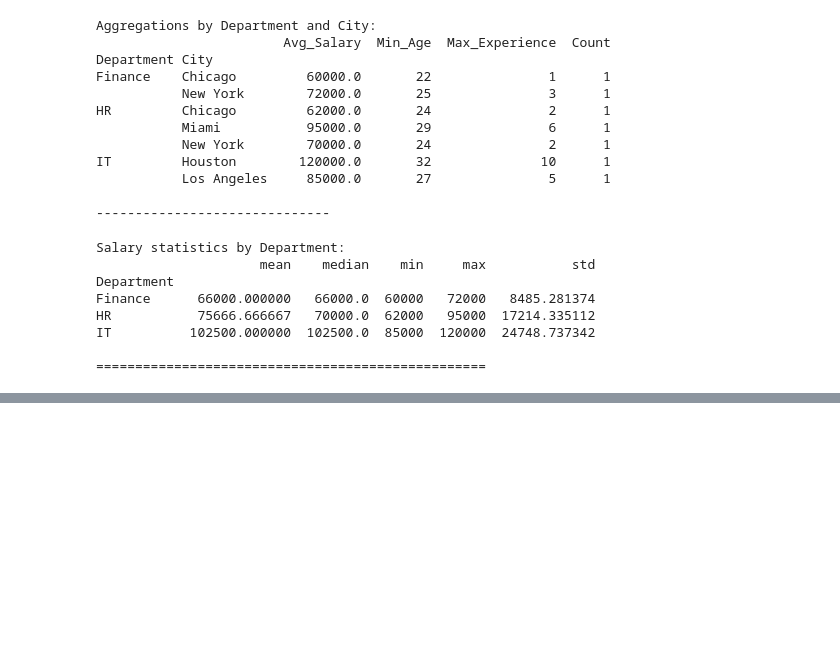
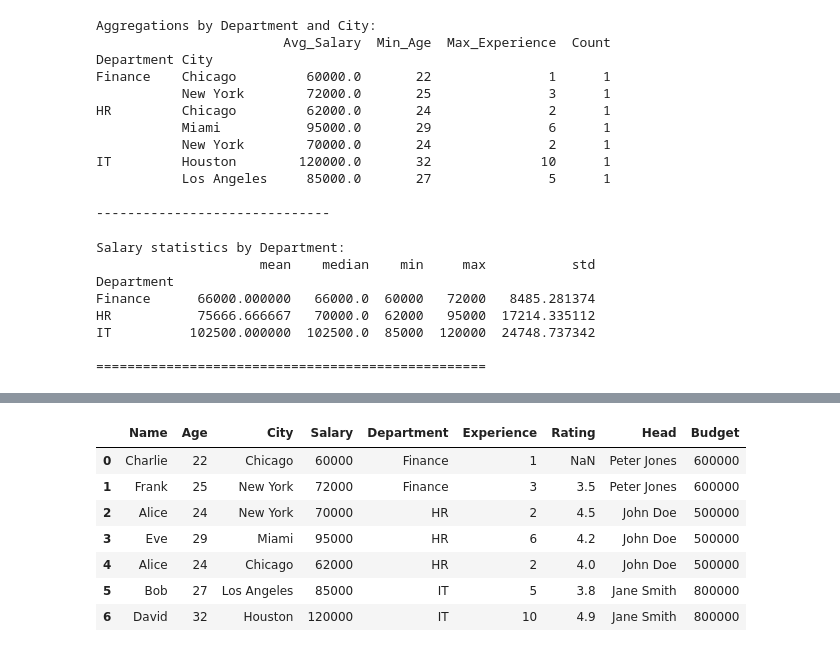
Before and after one commit to Ashu23Queen/my-local-project, a Jupyter notebook: study-plan-pandas/Data Manipulation.ipynb, the cells around one changed output, grey strips where cells are left out. Cells and saved outputs as stored; diff of their text form; code cells hidden in the pictures; blank space fills up the shorter version.

```diff
--- a/study-plan-pandas/Data Manipulation.ipynb
+++ b/study-plan-pandas/Data Manipulation.ipynb
@@ -177,0 +324,6 @@ IT          102500.000000  102500.0  85000  120000  24748.737342
+# %%
+# Outer Merge: Keep all rows from both DataFrames, fill NaNs for non-matches
+merged_df_outer = pd.merge(df, dep_info, on='Department', how='outer')
+print("Outer Merged DataFrame:")
+print(merged_df_outer)
+print("\n" + "="*50 + "\n")
@@ -177,0 +351,11 @@ IT          102500.000000  102500.0  85000  120000  24748.737342
+# %%
+merged_df_outer
+# %% [output]
+|  | Name | Age | City | Salary | Department | Experience | Rating | Head | Budget |
+| 0 | Charlie | 22 | Chicago | 60000 | Finance | 1 | NaN | Peter Jones | 600000 |
+| 1 | Frank | 25 | New York | 72000 | Finance | 3 | 3.5 | Peter Jones | 600000 |
+| 2 | Alice | 24 | New York | 70000 | HR | 2 | 4.5 | John Doe | 500000 |
+| 3 | Eve | 29 | Miami | 95000 | HR | 6 | 4.2 | John Doe | 500000 |
+| 4 | Alice | 24 | Chicago | 62000 | HR | 2 | 4.0 | John Doe | 500000 |
+| 5 | Bob | 27 | Los Angeles | 85000 | IT | 5 | 3.8 | Jane Smith | 800000 |
+| 6 | David | 32 | Houston | 120000 | IT | 10 | 4.9 | Jane Smith | 800000 |
```
Also changed, not shown: parts of 9 cells of this notebook.
